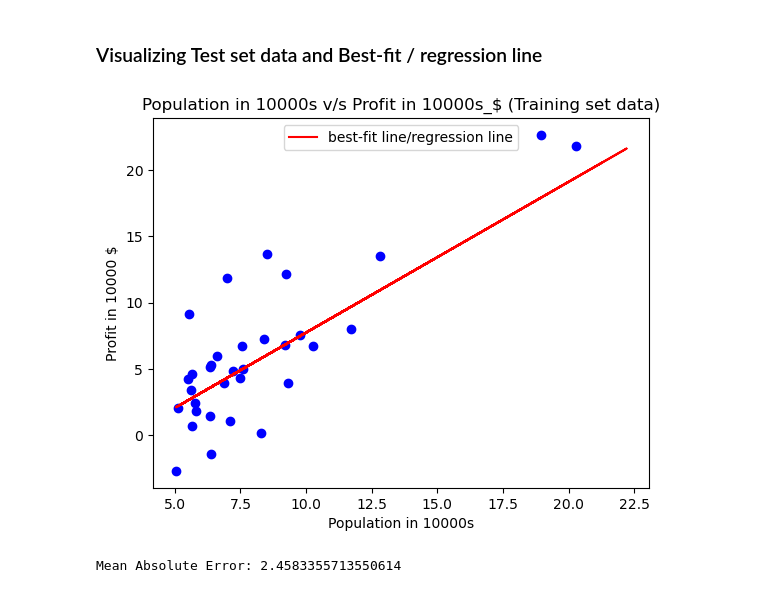
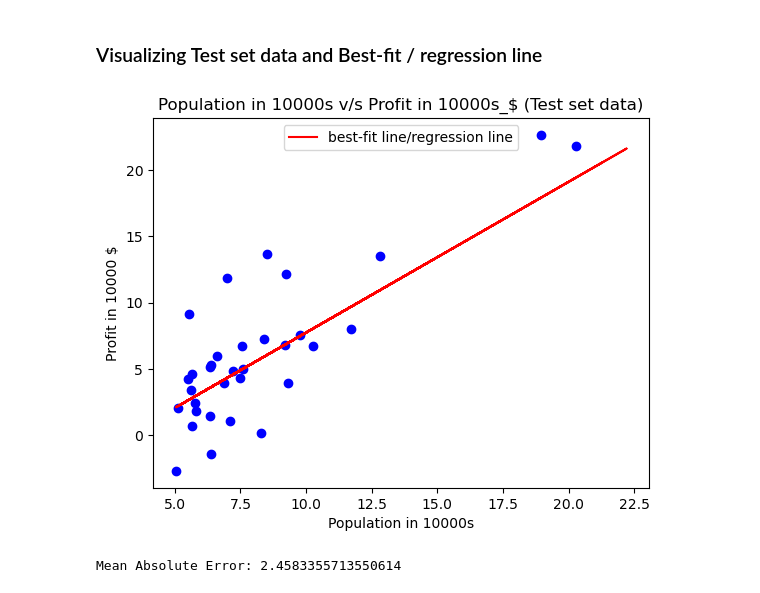
Before and after one commit to yashyaks/ML-playground, a Jupyter notebook: Machine Learning/Task_4/Task_4.ipynb, the cells around one changed output. Saved outputs shown, nothing was run; the diff lists cells and outputs as text; code cells hidden in the pictures.

```diff
--- a/Machine Learning/Task_4/Task_4.ipynb
+++ b/Machine Learning/Task_4/Task_4.ipynb
@@ -122,13 +122,13 @@ plt.show()
 # %%
 plt.scatter(x_test, y_test, color = 'blue')
 plt.plot(x_train, regressor.predict(x_train) , color = 'red',label = 'best-fit line/regression line')
-plt.title('Population in 10000s v/s Profit in 10000s_$ (Training set data)')
+plt.title('Population in 10000s v/s Profit in 10000s_$ (Test set data)')
 plt.xlabel('Population in 10000s')
 plt.ylabel('Profit in 10000 $')
 plt.legend(loc = 'upper center')
 plt.show()
 # %% [output]
-[figure, old version]
+[figure, new version]
 # %%
 MAE = skm.mean_absolute_error(y_test, y_pred)
 print("Mean Absolute Error:",MAE)
```
Also changed, not shown: parts of 2 cells of this notebook, 1 other file.
